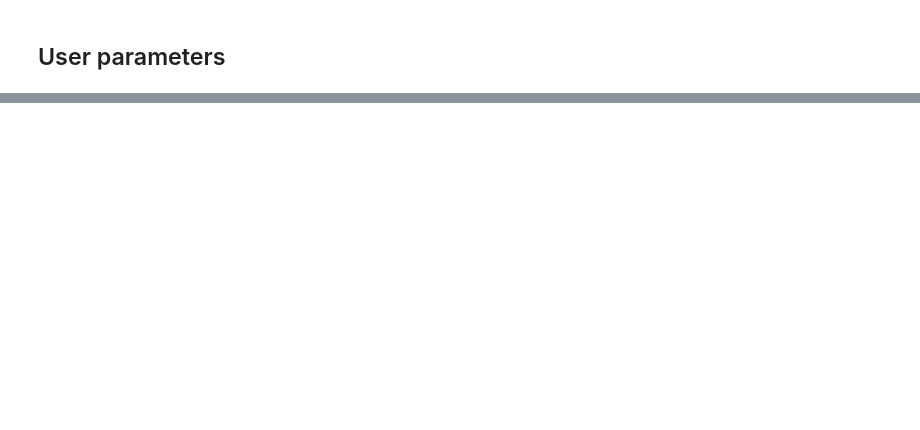
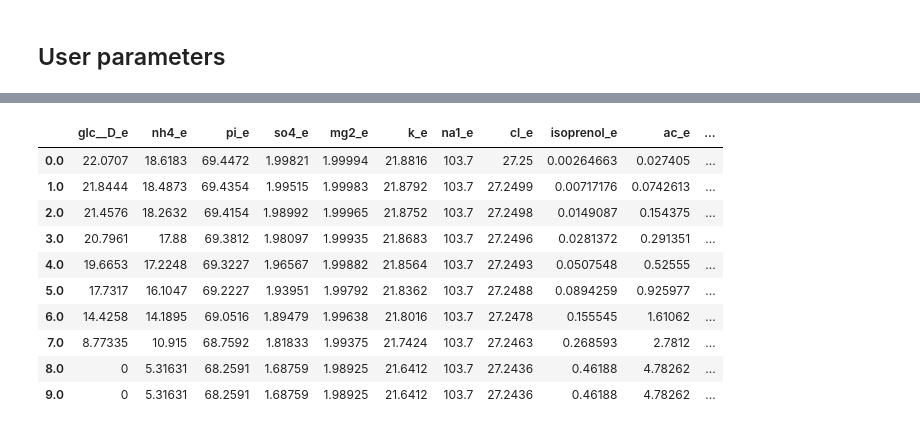
Before and after one commit to juanneilson/multiomicspaper, a Jupyter notebook: OMG_restructure_notebook.ipynb, the cells around one changed output, grey strips where cells are left out. Drawn from its saved outputs; the diff is of its cells as text; code cells hidden in the pictures; blank space fills up the shorter version.

```diff
--- a/OMG_restructure_notebook.ipynb
+++ b/OMG_restructure_notebook.ipynb
@@ -482,0 +474,14 @@ dtype: float64
+# %%
+Emets
+# %% [output]
+|  | glc__D_e | nh4_e | pi_e | so4_e | mg2_e | k_e | na1_e | cl_e | isoprenol_e | ac_e | ... |
+| 0.0 | 22.0707 | 18.6183 | 69.4472 | 1.99821 | 1.99994 | 21.8816 | 103.7 | 27.25 | 0.00264663 | 0.027405 | ... |
+| 1.0 | 21.8444 | 18.4873 | 69.4354 | 1.99515 | 1.99983 | 21.8792 | 103.7 | 27.2499 | 0.00717176 | 0.0742613 | ... |
+| 2.0 | 21.4576 | 18.2632 | 69.4154 | 1.98992 | 1.99965 | 21.8752 | 103.7 | 27.2498 | 0.0149087 | 0.154375 | ... |
+| 3.0 | 20.7961 | 17.88 | 69.3812 | 1.98097 | 1.99935 | 21.8683 | 103.7 | 27.2496 | 0.0281372 | 0.291351 | ... |
+| 4.0 | 19.6653 | 17.2248 | 69.3227 | 1.96567 | 1.99882 | 21.8564 | 103.7 | 27.2493 | 0.0507548 | 0.52555 | ... |
+| 5.0 | 17.7317 | 16.1047 | 69.2227 | 1.93951 | 1.99792 | 21.8362 | 103.7 | 27.2488 | 0.0894259 | 0.925977 | ... |
+| 6.0 | 14.4258 | 14.1895 | 69.0516 | 1.89479 | 1.99638 | 21.8016 | 103.7 | 27.2478 | 0.155545 | 1.61062 | ... |
+| 7.0 | 8.77335 | 10.915 | 68.7592 | 1.81833 | 1.99375 | 21.7424 | 103.7 | 27.2463 | 0.268593 | 2.7812 | ... |
+| 8.0 | 0 | 5.31631 | 68.2591 | 1.68759 | 1.98925 | 21.6412 | 103.7 | 27.2436 | 0.46188 | 4.78262 | ... |
+| 9.0 | 0 | 5.31631 | 68.2591 | 1.68759 | 1.98925 | 21.6412 | 103.7 | 27.2436 | 0.46188 | 4.78262 | ... |
```
Also changed, not shown: parts of 75 cells of this notebook, 1 other file.
